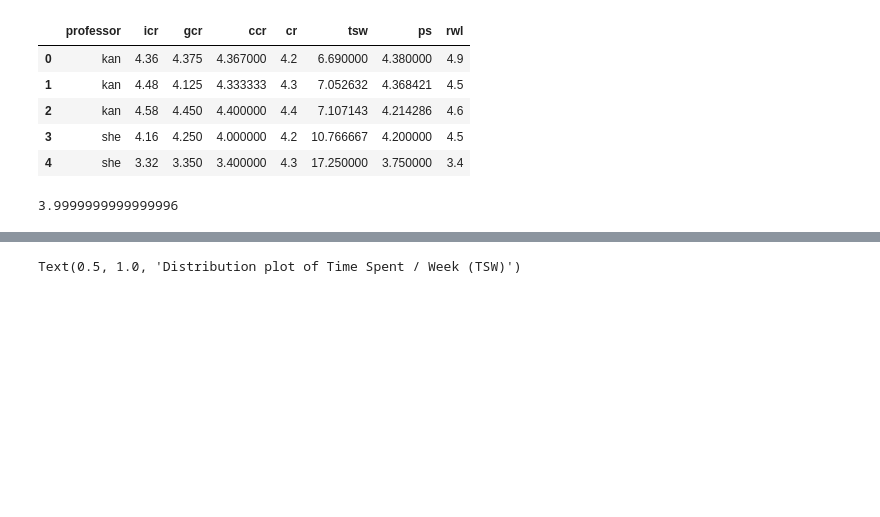
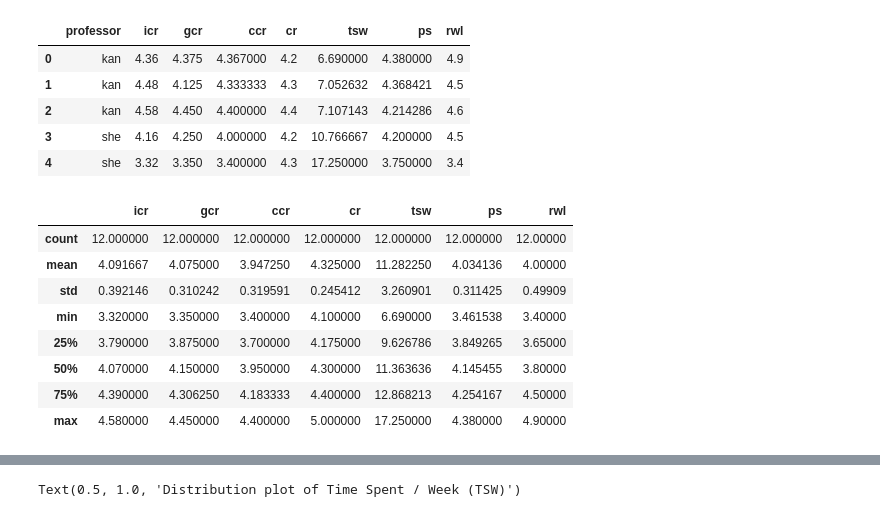
Before and after one commit to theodoredyer/hopkins-prof-data, a Jupyter notebook: datawork.ipynb, the cells around one changed output, grey strips where cells are left out. Drawn from its saved outputs; the diff is of its cells as text; code cells hidden in the pictures; blank space fills up the shorter version.

```diff
--- a/datawork.ipynb
+++ b/datawork.ipynb
@@ -34,7 +34,15 @@ df.head()
 | 2 | kan | 4.58 | 4.450 | 4.400000 | 4.4 | 7.107143 | 4.214286 | 4.6 |
 | 3 | she | 4.16 | 4.250 | 4.000000 | 4.2 | 10.766667 | 4.200000 | 4.5 |
 | 4 | she | 3.32 | 3.350 | 3.400000 | 4.3 | 17.250000 | 3.750000 | 3.4 |
-# %%
-df['rwl'].mean()
-# %% [output]
-3.9999999999999996
+# %%
+df.describe()
+# %% [output]
+|  | icr | gcr | ccr | cr | tsw | ps | rwl |
+| count | 12.000000 | 12.000000 | 12.000000 | 12.000000 | 12.000000 | 12.000000 | 12.00000 |
+| mean | 4.091667 | 4.075000 | 3.947250 | 4.325000 | 11.282250 | 4.034136 | 4.00000 |
+| std | 0.392146 | 0.310242 | 0.319591 | 0.245412 | 3.260901 | 0.311425 | 0.49909 |
+| min | 3.320000 | 3.350000 | 3.400000 | 4.100000 | 6.690000 | 3.461538 | 3.40000 |
+| 25% | 3.790000 | 3.875000 | 3.700000 | 4.175000 | 9.626786 | 3.849265 | 3.65000 |
+| 50% | 4.070000 | 4.150000 | 3.950000 | 4.300000 | 11.363636 | 4.145455 | 3.80000 |
+| 75% | 4.390000 | 4.306250 | 4.183333 | 4.400000 | 12.868213 | 4.254167 | 4.50000 |
+| max | 4.580000 | 4.450000 | 4.400000 | 5.000000 | 17.250000 | 4.380000 | 4.90000 |
```
Also changed, not shown: parts of 5 cells of this notebook.
